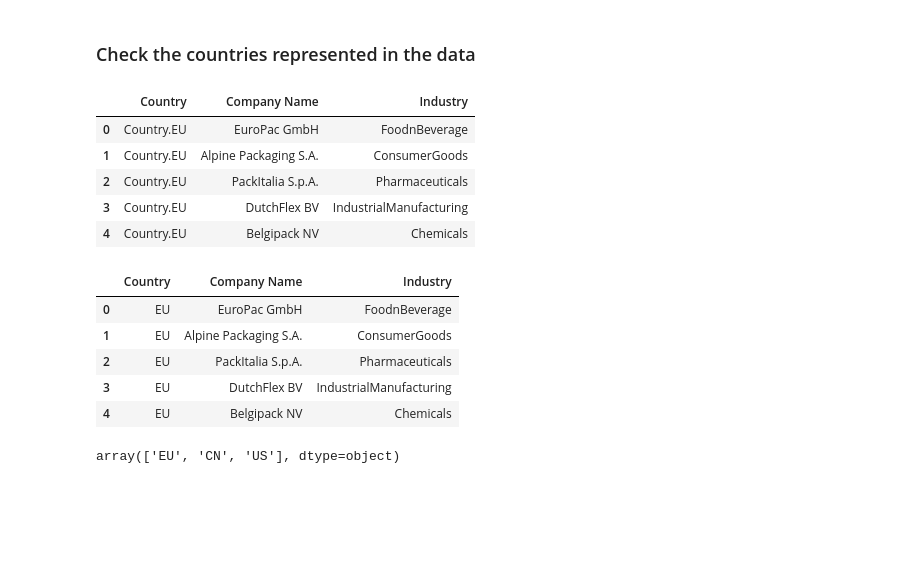
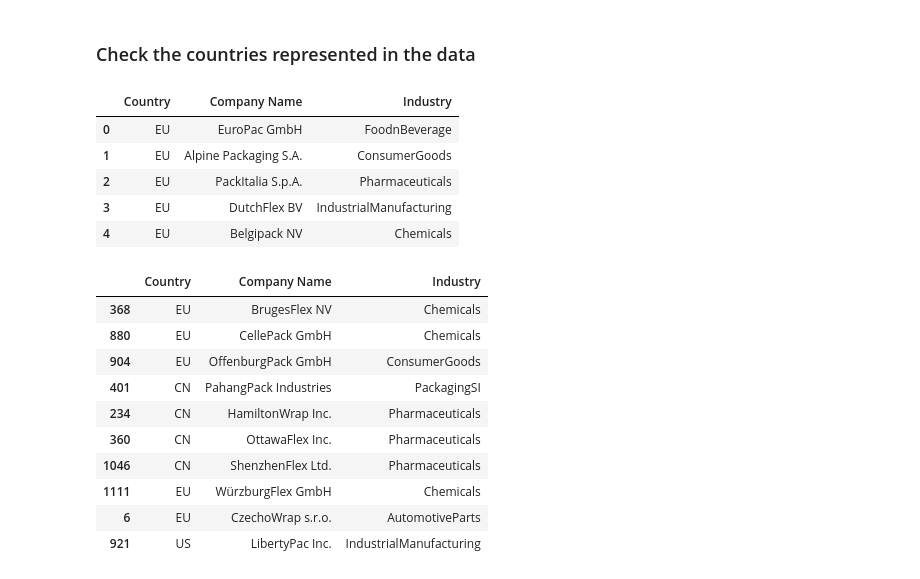
Before and after one commit to vtecftwy/crm-sim, a Jupyter notebook: nbs/1.01_crm_sim_simpy.ipynb, the cells around one changed output. Drawn from its saved outputs; the diff is of its cells as text; code cells hidden in the pictures; blank space fills up the shorter version.

```diff
--- a/nbs/1.01_crm_sim_simpy.ipynb
+++ b/nbs/1.01_crm_sim_simpy.ipynb
@@ -688,19 +688,24 @@ assert p2data.is_file(), p2data
 # %%
 df = pd.read_csv(p2data, sep='\t')
 display(df.head())
-df.Country = df.Country.str.split('.').apply(lambda x: x[1].strip())
-df.head()
+# df.Country = df.Country.str.split('.').apply(lambda x: x[1].strip())
+df.sample(10)
 # %% [output]
 |  | Country | Company Name | Industry |
-| 0 | Country.EU | EuroPac GmbH | FoodnBeverage |
-| 1 | Country.EU | Alpine Packaging S.A. | ConsumerGoods |
-| 2 | Country.EU | PackItalia S.p.A. | Pharmaceuticals |
-| 3 | Country.EU | DutchFlex BV | IndustrialManufacturing |
-| 4 | Country.EU | Belgipack NV | Chemicals |
+| 0 | EU | EuroPac GmbH | FoodnBeverage |
+| 1 | EU | Alpine Packaging S.A. | ConsumerGoods |
+| 2 | EU | PackItalia S.p.A. | Pharmaceuticals |
+| 3 | EU | DutchFlex BV | IndustrialManufacturing |
+| 4 | EU | Belgipack NV | Chemicals |
 |  | Country | Company Name | Industry |
-| 0 | EU | EuroPac GmbH | FoodnBeverage |
-| 1 | EU | Alpine Packaging S.A. | ConsumerGoods |
-| 2 | EU | PackItalia S.p.A. | Pharmaceuticals |
-| 3 | EU | DutchFlex BV | IndustrialManufacturing |
-| 4 | EU | Belgipack NV | Chemicals |
+| 368 | EU | BrugesFlex NV | Chemicals |
+| 880 | EU | CellePack GmbH | Chemicals |
+| 904 | EU | OffenburgPack GmbH | ConsumerGoods |
+| 401 | CN | PahangPack Industries | PackagingSI |
+| 234 | CN | HamiltonWrap Inc. | Pharmaceuticals |
+| 360 | CN | OttawaFlex Inc. | Pharmaceuticals |
+| 1046 | CN | ShenzhenFlex Ltd. | Pharmaceuticals |
+| 1111 | EU | WürzburgFlex GmbH | Chemicals |
+| 6 | EU | CzechoWrap s.r.o. | AutomotiveParts |
+| 921 | US | LibertyPac Inc. | IndustrialManufacturing |
 # %%
@@ -708,5 +713 @@ df.to_csv(p2data, sep='\t', index=False)
-# %%
-pd.read_csv(p2data, sep='\t').Country.str.split('.').apply(lambda x: x[1]).unique()
-# %% [output]
-array(['EU', 'CN', 'US'], dtype=object)
 # %%
```
Also changed, not shown: parts of 43 cells of this notebook, 5 other files.
